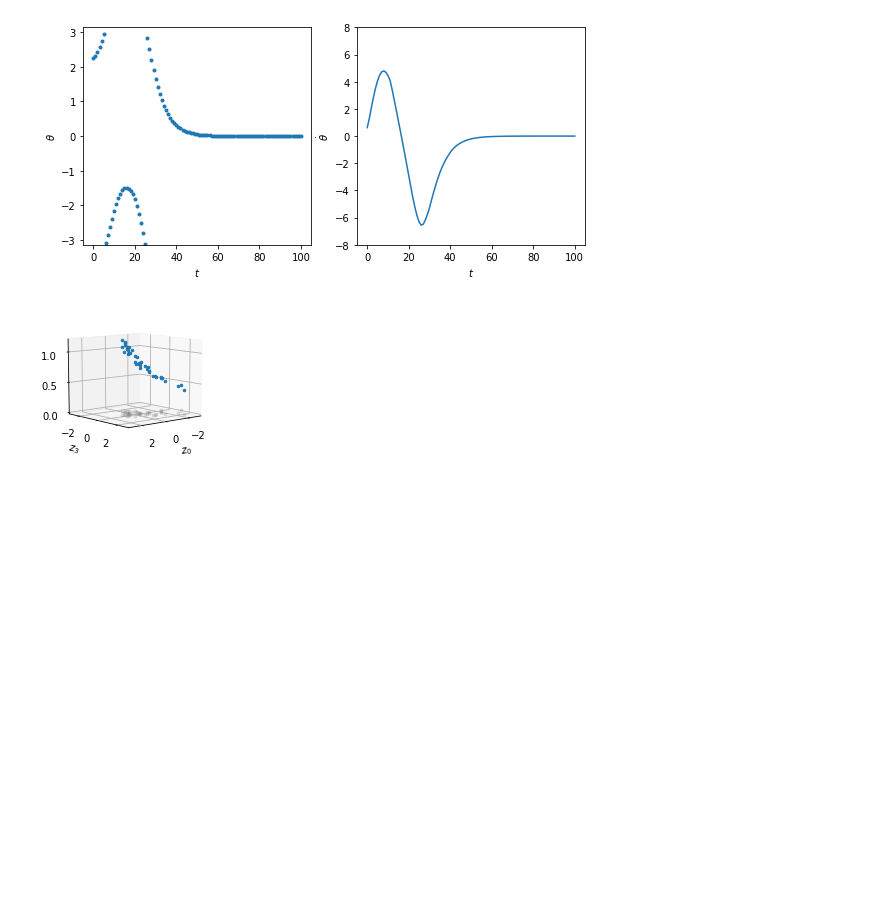
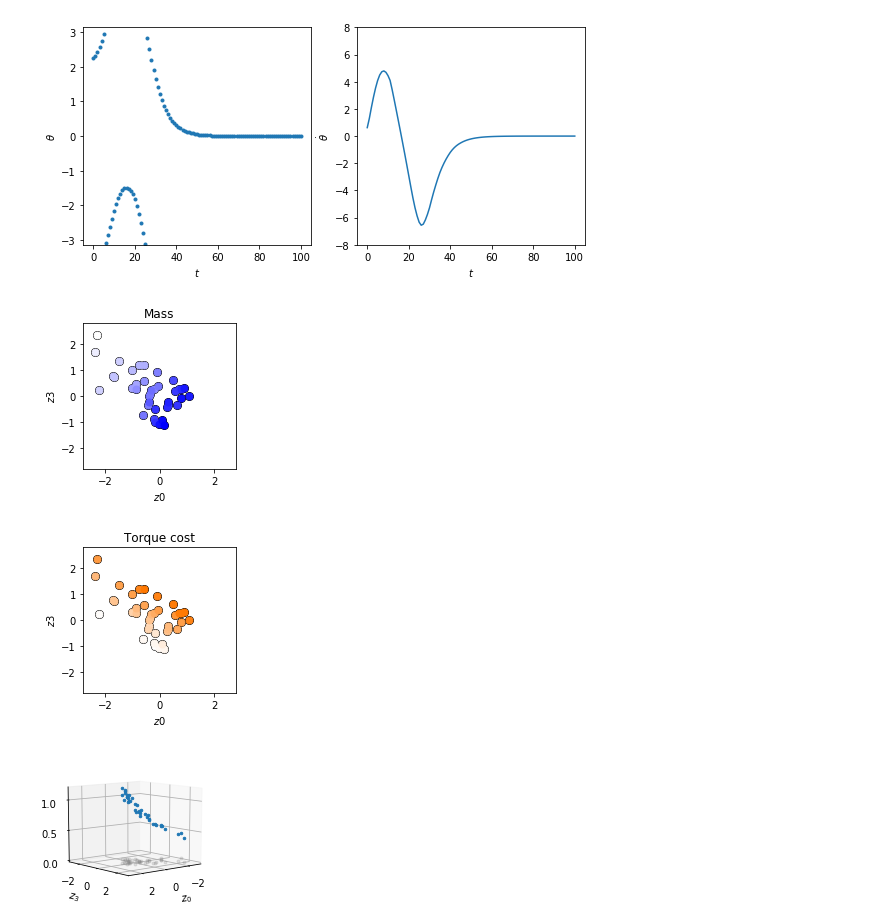
Before and after one commit to isacarnekvist/rl-project, a Jupyter notebook: stitching/train.ipynb, the cells around one changed output. Cells and saved outputs as stored; diff of their text form; code cells hidden in the pictures; blank space fills up the shorter version.

```diff
--- a/stitching/train.ipynb
+++ b/stitching/train.ipynb
@@ -836,6 +845,39 @@ for k, i in sorted(coeffs):
     z1s_k.append(z1)
     z2s_k.append(z2)
     ks.append(k)
+# %%
+from matplotlib.colors import hsv_to_rgb
+
+val_list = ms
+
+def plot_foo(z1s, z2s, val_list, ax, hue=0):
+    for z1, z2, v in zip(z1s, z2s, val_list):
+        sat = (v - min(val_list)) / (max(val_list) - min(val_list))
+        ax.plot(z1, z2, 'k.', markersize=16)
+    for z1, z2, v in zip(z1s, z2s, val_list):
+        sat = (v - min(val_list)) / (max(val_list) - min(val_list))
+        ax.plot(z1, z2, '.', color=hsv_to_rgb((hue / 255, sat, 1.0)), markersize=14)
+    ax.set_xlim(-2.8, 2.8)
+    ax.set_ylim(-2.8, 2.8)
+    ax.set_xlabel('$z0$')
+    ax.set_ylabel('$z3$')
+
+fig, ax = plt.subplots(figsize=(3, 3))
+plot_foo(z1s_m, np.array(z2s_m), ms, ax, hue=170)
+ax.set_title('Mass')
+plt.tight_layout()
+plt.savefig('/home/isacar/workspace/icra2019/figures/pendulum_latent_mass_2d.pdf')
+plt.show()
+
+fig, ax = plt.subplots(figsize=(3, 3))
+plot_foo(z1s_k, np.array(z2s_k), ks, ax, hue=20)
+ax.set_title('Torque cost')
+plt.tight_layout()
+plt.savefig('/home/isacar/workspace/icra2019/figures/pendulum_latent_torque_2d.pdf')
+plt.show()
+# %% [output]
+[figure, added]
+[figure, added]
 # %%
 import matplotlib.pyplot as plt
 from mpl_toolkits.mplot3d import Axes3D
```
Also changed, not shown: parts of 1 cell of this notebook.
